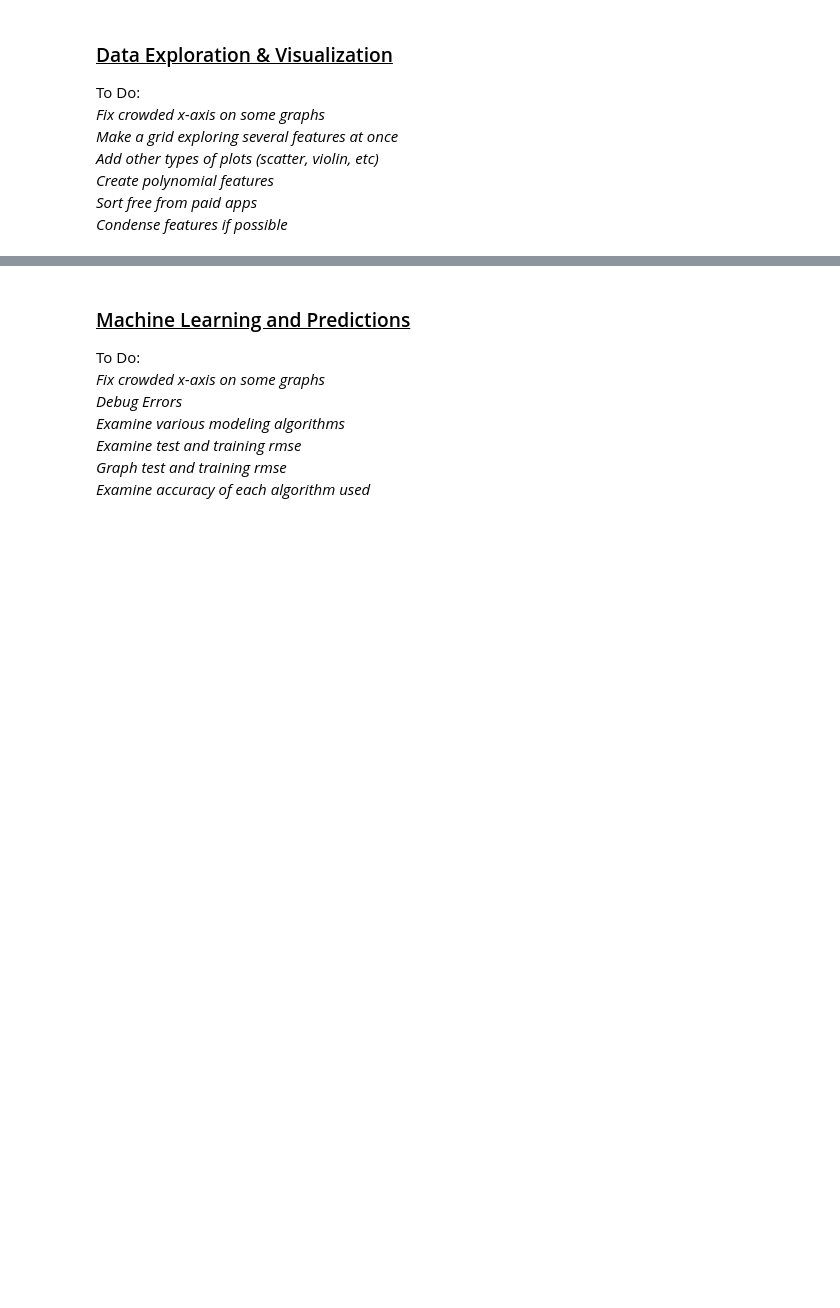
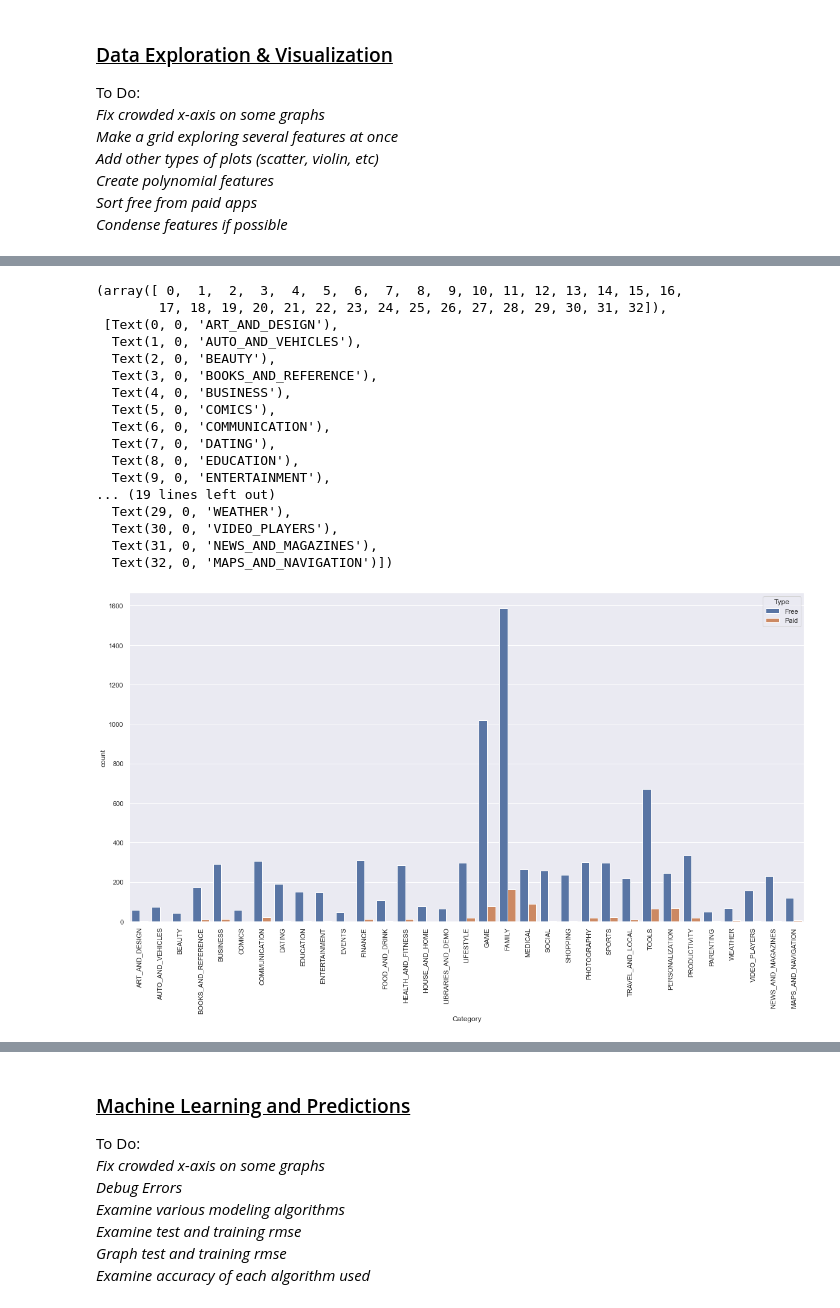
Before and after one commit to bryanaguiar/Data-Science-Group-Project, a Jupyter notebook: Playstore_Analysis_Data_Clean_Up.ipynb, the cells around one changed output, grey strips where cells are left out. Drawn from its saved outputs; the diff is of its cells as text; code cells hidden in the pictures; blank space fills up the shorter version.

```diff
--- a/Playstore_Analysis_Data_Clean_Up.ipynb
+++ b/Playstore_Analysis_Data_Clean_Up.ipynb
@@ -287,0 +360,22 @@ Name: Primary_Genre, dtype: int64
+# %%
+plot = sns.countplot(data=df, x='Category', hue='Type')
+plt.xticks(rotation=90)
+# %% [output]
+(array([ 0,  1,  2,  3,  4,  5,  6,  7,  8,  9, 10, 11, 12, 13, 14, 15, 16,
+        17, 18, 19, 20, 21, 22, 23, 24, 25, 26, 27, 28, 29, 30, 31, 32]),
+ [Text(0, 0, 'ART_AND_DESIGN'),
+  Text(1, 0, 'AUTO_AND_VEHICLES'),
+  Text(2, 0, 'BEAUTY'),
+  Text(3, 0, 'BOOKS_AND_REFERENCE'),
+  Text(4, 0, 'BUSINESS'),
+  Text(5, 0, 'COMICS'),
+  Text(6, 0, 'COMMUNICATION'),
+  Text(7, 0, 'DATING'),
+  Text(8, 0, 'EDUCATION'),
+  Text(9, 0, 'ENTERTAINMENT'),
+... (19 lines left out)
+  Text(29, 0, 'WEATHER'),
+  Text(30, 0, 'VIDEO_PLAYERS'),
+  Text(31, 0, 'NEWS_AND_MAGAZINES'),
+  Text(32, 0, 'MAPS_AND_NAVIGATION')])
+[figure, added]
```
Also changed, not shown: parts of 48 cells of this notebook.
